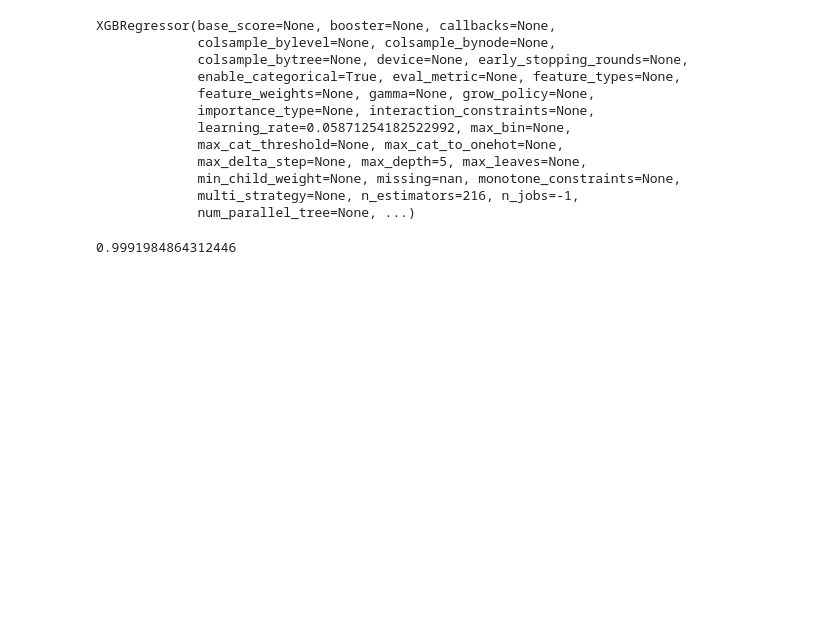
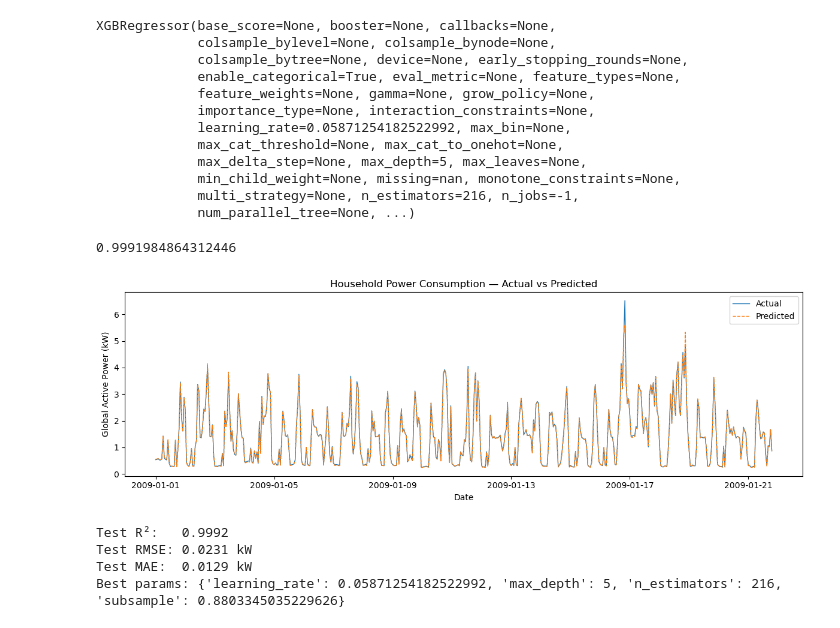
Before and after one commit to gurshh-rain/energy-consumption-forecaster, a Jupyter notebook: model.ipynb, the cells around one changed output. Drawn from its saved outputs; the diff is of its cells as text; code cells hidden in the pictures; blank space fills up the shorter version.

```diff
--- a/model.ipynb
+++ b/model.ipynb
@@ -141,3 +141,29 @@ XGBRegressor(base_score=None, booster=None, callbacks=None,
 prod.score(x_test,y_test)
 # %% [output]
 0.9991984864312446
+# %%
+y_pred = prod.predict(x_test)
+
+fig, ax = plt.subplots(figsize=(12, 4))
+ax.plot(y_test.index[:500], y_test.values[:500], label="Actual", linewidth=1)
+ax.plot(y_test.index[:500], y_pred[:500], label="Predicted", linewidth=1, linestyle="--")
+ax.set_title("Household Power Consumption — Actual vs Predicted")
+ax.set_xlabel("Date")
+ax.set_ylabel("Global Active Power (kW)")
+ax.legend()
+plt.tight_layout()
+plt.show()
+# %% [output]
+[figure, added]
+# %%
+from sklearn.metrics import mean_absolute_error
+import numpy as np
+print(f"Test R²:   {prod.score(x_test, y_test):.4f}")
+print(f"Test RMSE: {np.sqrt(((y_test - y_pred) ** 2).mean()):.4f} kW")
+print(f"Test MAE:  {mean_absolute_error(y_test, y_pred):.4f} kW")
+print(f"Best params: {search.best_params_}")
+# %% [output]
+Test R²:   0.9992
+Test RMSE: 0.0231 kW
+Test MAE:  0.0129 kW
+Best params: {'learning_rate': 0.05871254182522992, 'max_depth': 5, 'n_estimators': 216, 'subsample': 0.8803345035229626}
```
